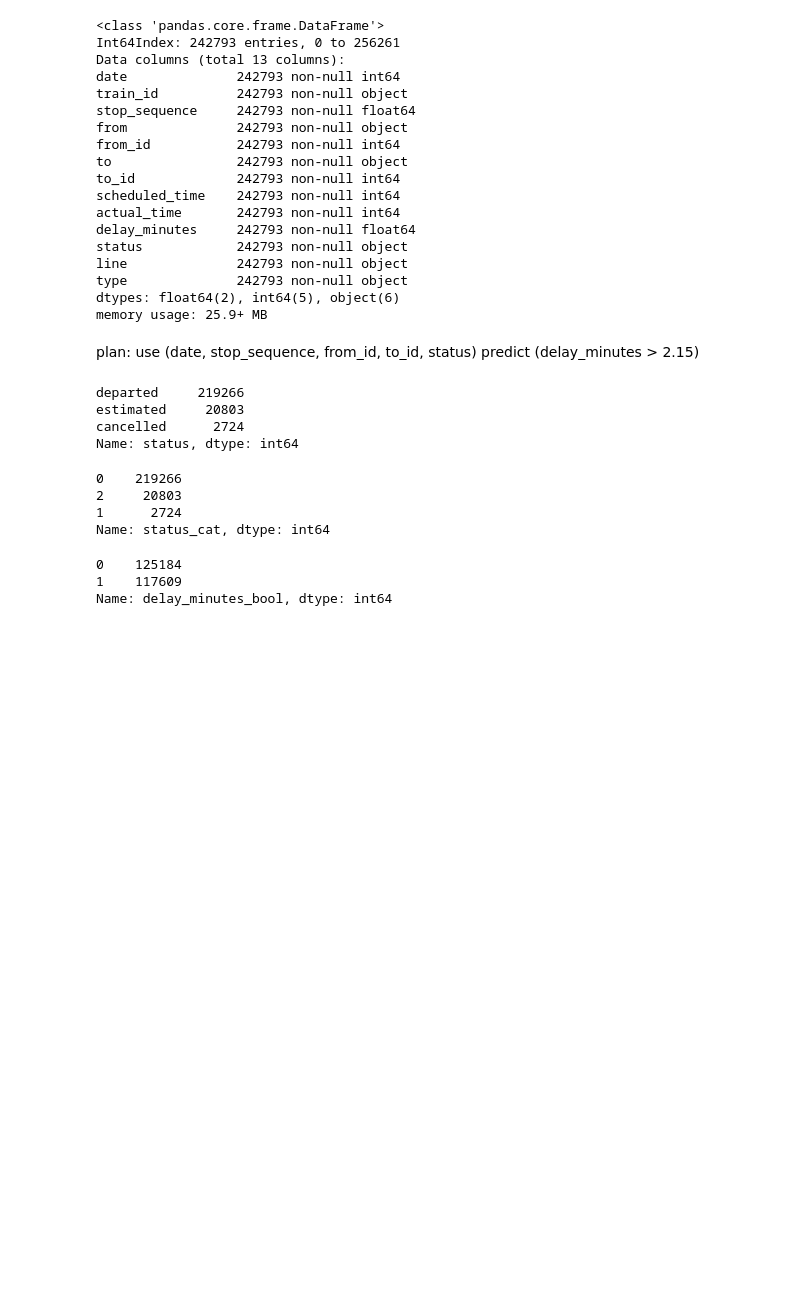
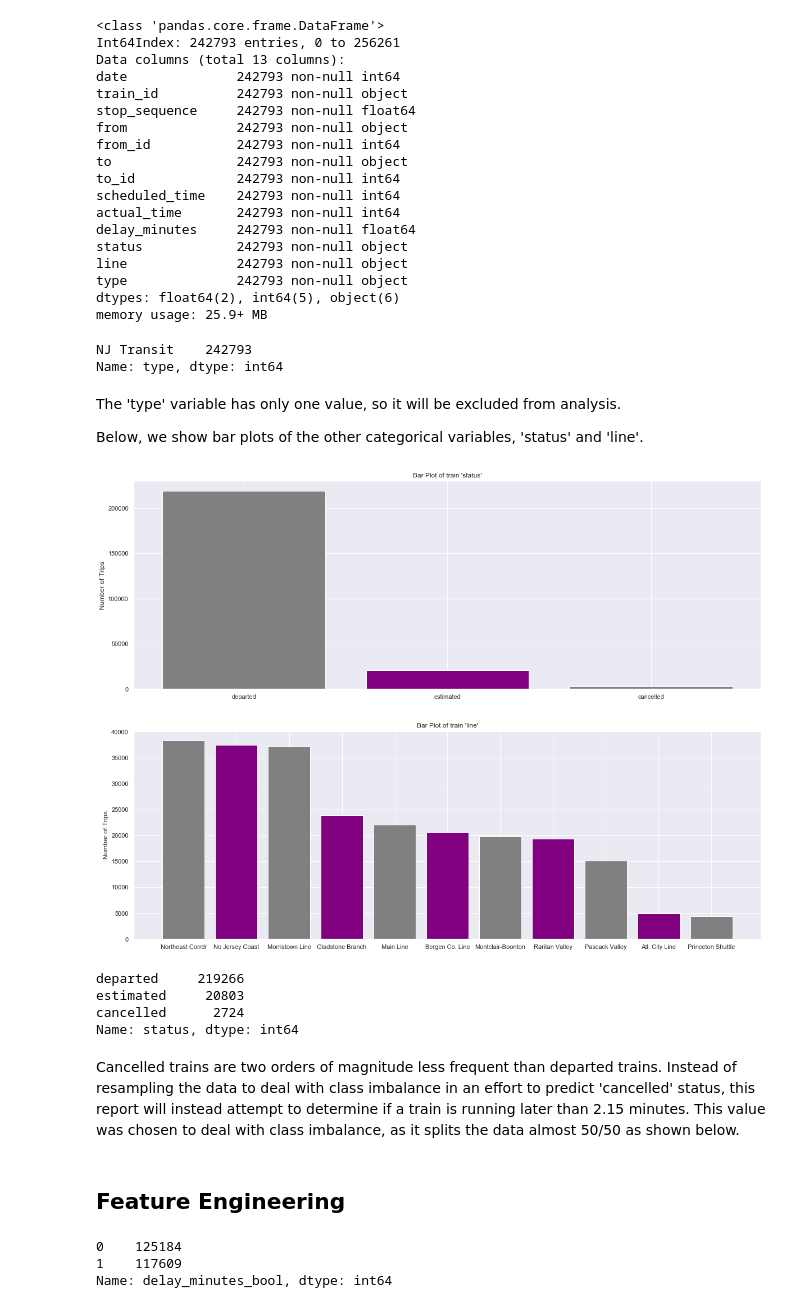
Before and after one commit to jlolavesen/thinkful, a Jupyter notebook: Capstone_Trains.ipynb, the cells around one changed output. Cells and saved outputs as stored; diff of their text form; code cells hidden in the pictures; blank space fills up the shorter version.

```diff
--- a/Capstone_Trains.ipynb
+++ b/Capstone_Trains.ipynb
@@ -163,34 +184,46 @@ line              242793 non-null object
 type              242793 non-null object
 dtypes: float64(2), int64(5), object(6)
 memory usage: 25.9+ MB
-# %% [markdown]
-plan: use (date, stop_sequence, from_id, to_id, status) predict (delay_minutes > 2.15)
 # %%
-df_trains['status'].value_counts()
+df_trains['type'].value_counts()
 # %% [output]
-departed     219266
-estimated     20803
-cancelled      2724
-Name: status, dtype: int64
+NJ Transit    242793
+Name: type, dtype: int64
-# %%
-status_cat = []
-
-for idx, val in enumerate(df_trains['status']):
-    if val == 'departed':
-        status_cat.append(0)
-    elif val == 'cancelled':
-        status_cat.append(1)
-    else:
-        status_cat.append(2)
-
-df_trains['status_cat'] = status_cat
-# %%
-df_trains['status_cat'].value_counts()
-# %% [output]
-0    219266
-2     20803
-1      2724
-Name: status_cat, dtype: int64
+# %% [markdown]
+The 'type' variable has only one value, so it will be excluded from analysis.
+
+Below, we show bar plots of the other categorical variables, 'status' and 'line'.
+# %%
+plt.figure(figsize=(20,15))
+
+plt.subplot(2,1,1)
+plt.title("Bar Plot of train 'status'")
+plt.ylabel('Number of Trips')
+plt.bar(np.arange(3), df_trains['status'].value_counts(), color=("grey","purple"))
+plt.xticks(np.arange(3), ('departed','estimated','cancelled'))
+
+plt.subplot(2,1,2)
+plt.title("Bar Plot of train 'line'")
+plt.ylabel('Number of Trips')
+plt.bar(np.arange(11), df_trains['line'].value_counts(), color=("grey","purple"))
+plt.xticks(np.arange(11), ('Northeast Corrdr','No Jersey Coast','Morristown Line','Gladstone Branch',
+                        'Main Line','Bergen Co. Line','Montclair-Boonton','Raritan Valley',
+                        'Pascack Valley','Atl. City Line','Princeton Shuttle'))
+plt.show()
+# %% [output]
+[figure, added]
+# %%
+#the value counts for the variable 'status'
+df_trains['status'].value_counts()
+# %% [output]
+departed     219266
+estimated     20803
+cancelled      2724
+Name: status, dtype: int64
+# %% [markdown]
+Cancelled trains are two orders of magnitude less frequent than departed trains.  Instead of resampling the data to deal with class imbalance in an effort to predict 'cancelled' status, this report will instead attempt to determine if a train is running later than 2.15 minutes.  This value was chosen to deal with class imbalance, as it splits the data almost 50/50 as shown below.
+# %% [markdown]
+## Feature Engineering
 # %%
 #Make a boolean version of the target for algorithmic friendliness
 delay_minutes_bool = []
```
Also changed, not shown: parts of 42 cells of this notebook.
